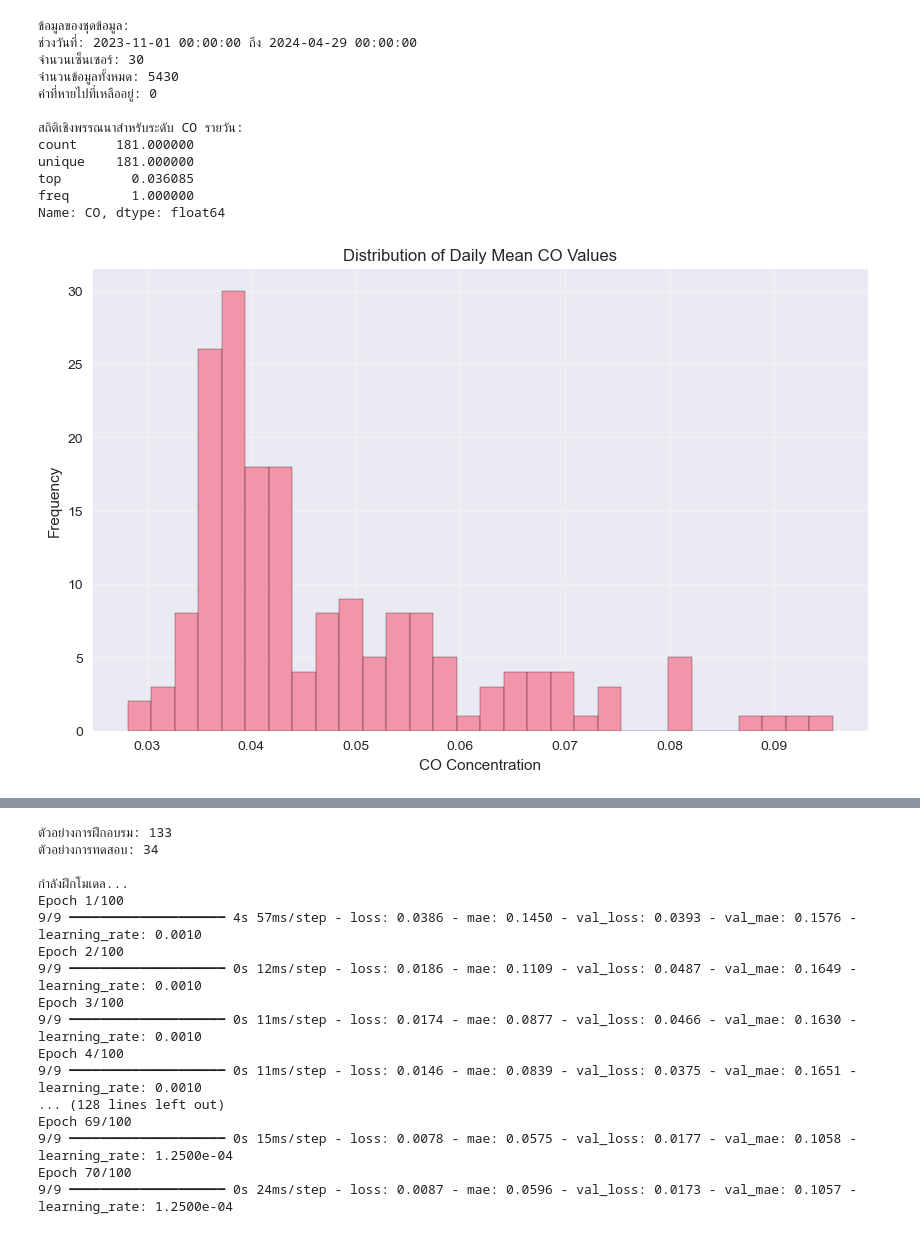
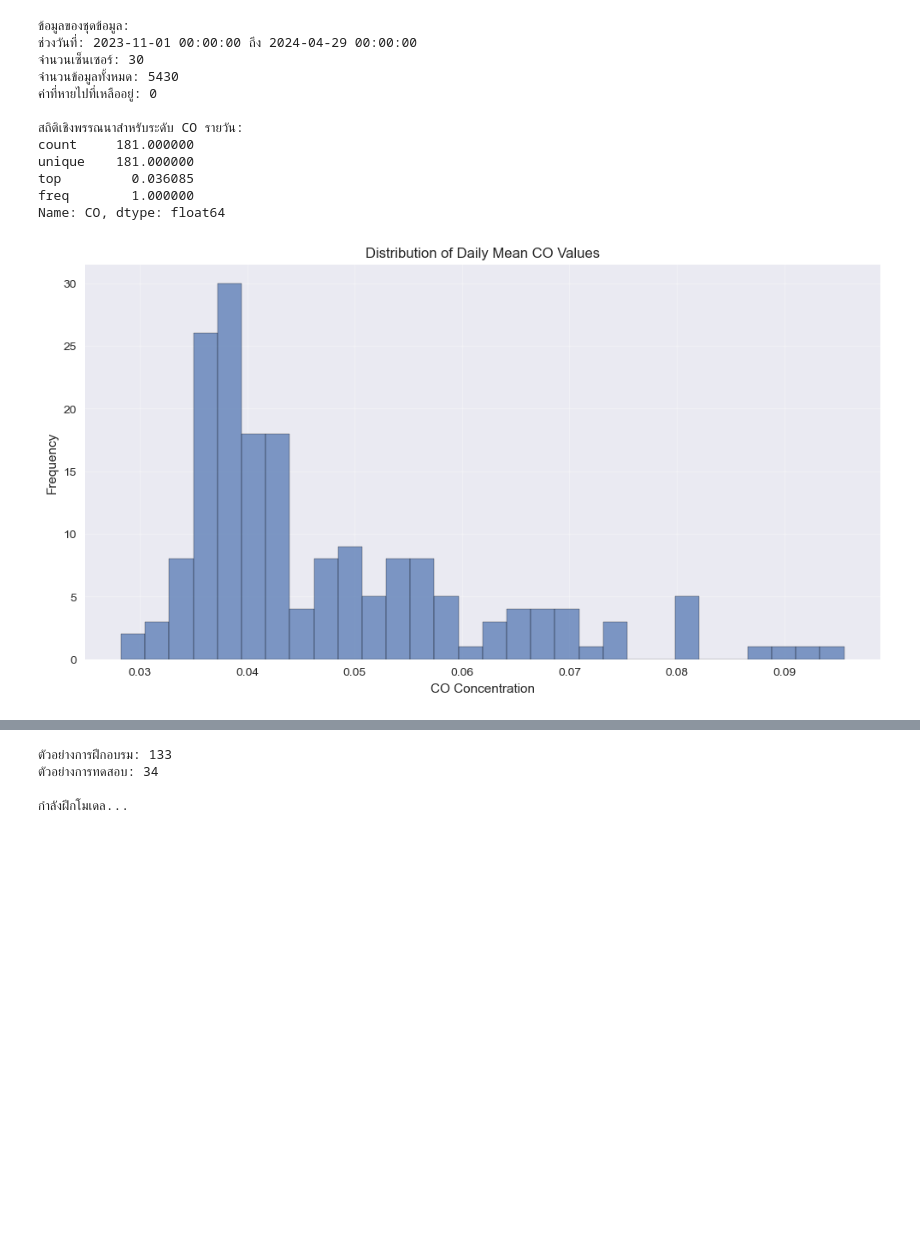
Before and after one commit to dookda/cmu_py499, a Jupyter notebook: proj_mook/predict_co_lstm_7d_deepseek.ipynb, the cells around one changed output, grey strips where cells are left out. Cells and saved outputs as stored; diff of their text form; code cells hidden in the pictures; blank space fills up the shorter version.

```diff
--- a/proj_mook/predict_co_lstm_7d_deepseek.ipynb
+++ b/proj_mook/predict_co_lstm_7d_deepseek.ipynb
@@ -49,8 +49,9 @@ daily_avg.rename(columns={'mean': 'CO'}, inplace=True)
 print("\nสถิติเชิงพรรณนาสำหรับระดับ CO รายวัน:")
 print(daily_avg['CO'].describe())
 
+plt.style.use('seaborn-v0_8')
 # 1. Histogram ของค่า CO เฉลี่ยรายวัน
-plt.figure(figsize=(10, 6))
+plt.figure(figsize=(12, 6))
 plt.hist(daily_avg['CO'], bins=30, edgecolor='black', alpha=0.7)
 plt.title('Distribution of Daily Mean CO Values')
 plt.xlabel('CO Concentration')
@@ -141,11 +142,12 @@ history = model.fit(
     batch_size=16,
     validation_data=(X_test, y_test),
     callbacks=[early_stop, reduce_lr],
-    verbose=1
+    shuffle=True,
+    verbose=0
 )
 
 # 4. Learning curve
-plt.figure(figsize=(12, 4))
+plt.figure(figsize=(12, 6))
 plt.subplot(1, 2, 1)
 plt.plot(history.history['loss'], label='Training Loss')
 plt.plot(history.history['val_loss'], label='Validation Loss')
@@ -186,7 +188,7 @@ print(f"MAE: {mae:.6f}")
 print(f"R²: {r2:.6f}")
 
 # 5. Actual vs Predicted
-plt.figure(figsize=(10, 6))
+plt.figure(figsize=(12, 6))
 plt.scatter(y_test_inv, y_pred_inv, alpha=0.6)
 plt.plot([y_test_inv.min(), y_test_inv.max()], [y_test_inv.min(), y_test_inv.max()], 'r--', lw=2)
 plt.xlabel('Actual CO Values')
@@ -221,7 +223,7 @@ last_date = daily_avg['date'].iloc[-1]
 forecast_dates = [last_date + pd.Timedelta(days=i) for i in range(1, 8)]
 
 # 3. พล็อตการพยากรณ์ 7 วัน
-plt.figure(figsize=(14, 7))
+plt.figure(figsize=(12, 6))
 
 # ข้อมูลประวัติ
 plt.plot(daily_avg['date'], daily_avg['CO'], label='Historical CO', linewidth=2)
@@ -331,31 +333,31 @@ procedure_description = """
 
 เทคนิคพิเศษที่ใช้:
 - การแปลงฟูเรียร์สำหรับการสร้างเส้นฐานแนวโน้ม
 - LSTM แบบ bidirectional สำหรับการจับรูปแบบทั้งจากอดีตไป未來และ未来ไปอดีต
 - Dropout และ early stopping เพื่อป้องกัน overfitting
 - การปรับอัตราการเรียนรู้แบบลดลงเมื่อเกิดภาวะคงที่
 
 การประยุกต์ใช้:
 แบบจำลองนี้สามารถใช้สำหรับการพยากรณ์ระดับมลพิษทางอากาศในเขตเมือง
 และช่วยในการวางแผนจัดการคุณภาพอากาศในอนาคต
 """
 
 # บันทึกคำอธิบายขั้นตอนการทำงาน
 with open('procedure_description_th.txt', 'w', encoding='utf-8') as f:
     f.write(procedure_description)
 
 print("คำอธิบายขั้นตอนการทำงานได้ถูกบันทึกไว้ในไฟล์: procedure_description_th.txt")
 # %% [output]
 ข้อมูลของชุดข้อมูล:
 ช่วงวันที่: 2023-11-01 00:00:00 ถึง 2024-04-29 00:00:00
 จำนวนเซ็นเซอร์: 30
 จำนวนข้อมูลทั้งหมด: 5430
 ค่าที่หายไปที่เหลืออยู่: 0
 
 สถิติเชิงพรรณนาสำหรับระดับ CO รายวัน:
 count     181.000000
 unique    181.000000
 top         0.036085
 freq        1.000000
 Name: CO, dtype: float64
-[figure, old version]
+[figure, new version]
@@ -364,16 +366,3 @@ Name: CO, dtype: float64
 ตัวอย่างการทดสอบ: 34
 
 กำลังฝึกโมเดล...
-Epoch 1/100
-9/9 ━━━━━━━━━━━━━━━━━━━━ 4s 57ms/step - loss: 0.0386 - mae: 0.1450 - val_loss: 0.0393 - val_mae: 0.1576 - learning_rate: 0.0010
-Epoch 2/100
-9/9 ━━━━━━━━━━━━━━━━━━━━ 0s 12ms/step - loss: 0.0186 - mae: 0.1109 - val_loss: 0.0487 - val_mae: 0.1649 - learning_rate: 0.0010
-Epoch 3/100
-9/9 ━━━━━━━━━━━━━━━━━━━━ 0s 11ms/step - loss: 0.0174 - mae: 0.0877 - val_loss: 0.0466 - val_mae: 0.1630 - learning_rate: 0.0010
-Epoch 4/100
-9/9 ━━━━━━━━━━━━━━━━━━━━ 0s 11ms/step - loss: 0.0146 - mae: 0.0839 - val_loss: 0.0375 - val_mae: 0.1651 - learning_rate: 0.0010
-... (128 lines left out)
-Epoch 69/100
-9/9 ━━━━━━━━━━━━━━━━━━━━ 0s 15ms/step - loss: 0.0078 - mae: 0.0575 - val_loss: 0.0177 - val_mae: 0.1058 - learning_rate: 1.2500e-04
-Epoch 70/100
-9/9 ━━━━━━━━━━━━━━━━━━━━ 0s 24ms/step - loss: 0.0087 - mae: 0.0596 - val_loss: 0.0173 - val_mae: 0.1057 - learning_rate: 1.2500e-04
```
Also changed, not shown: parts of 1 cell of this notebook, 23 other files.
